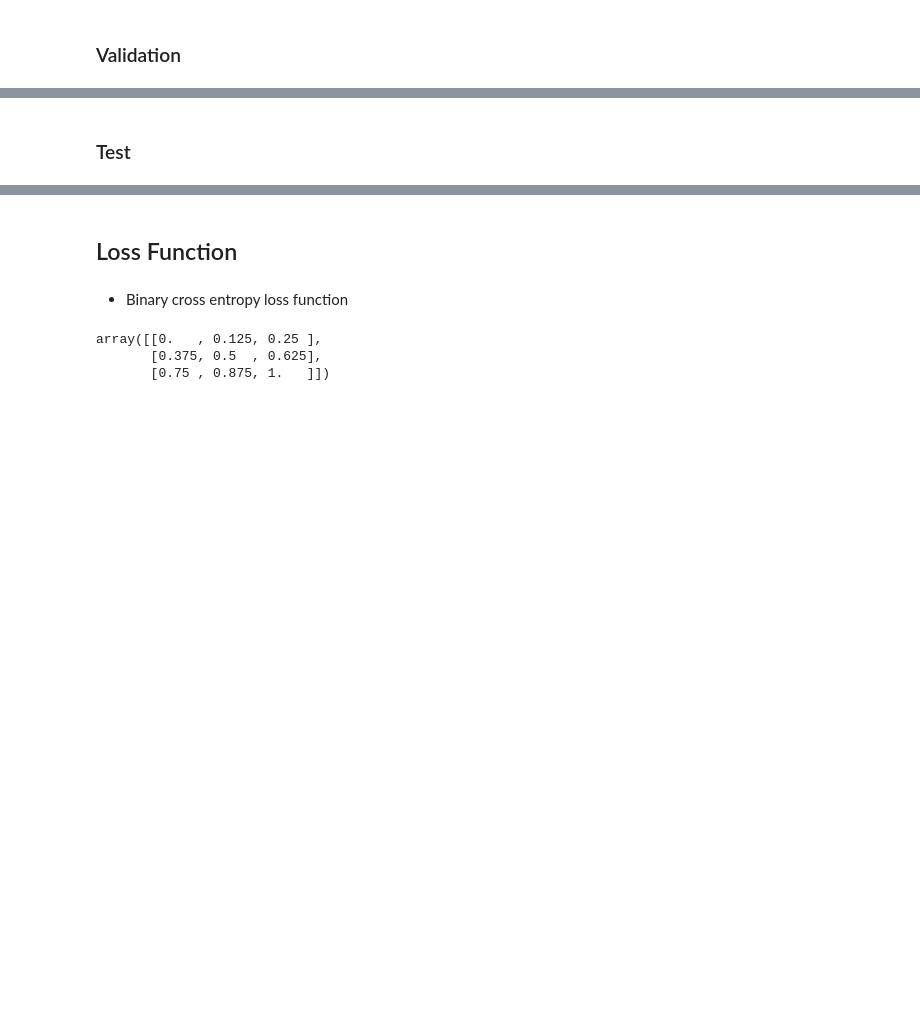
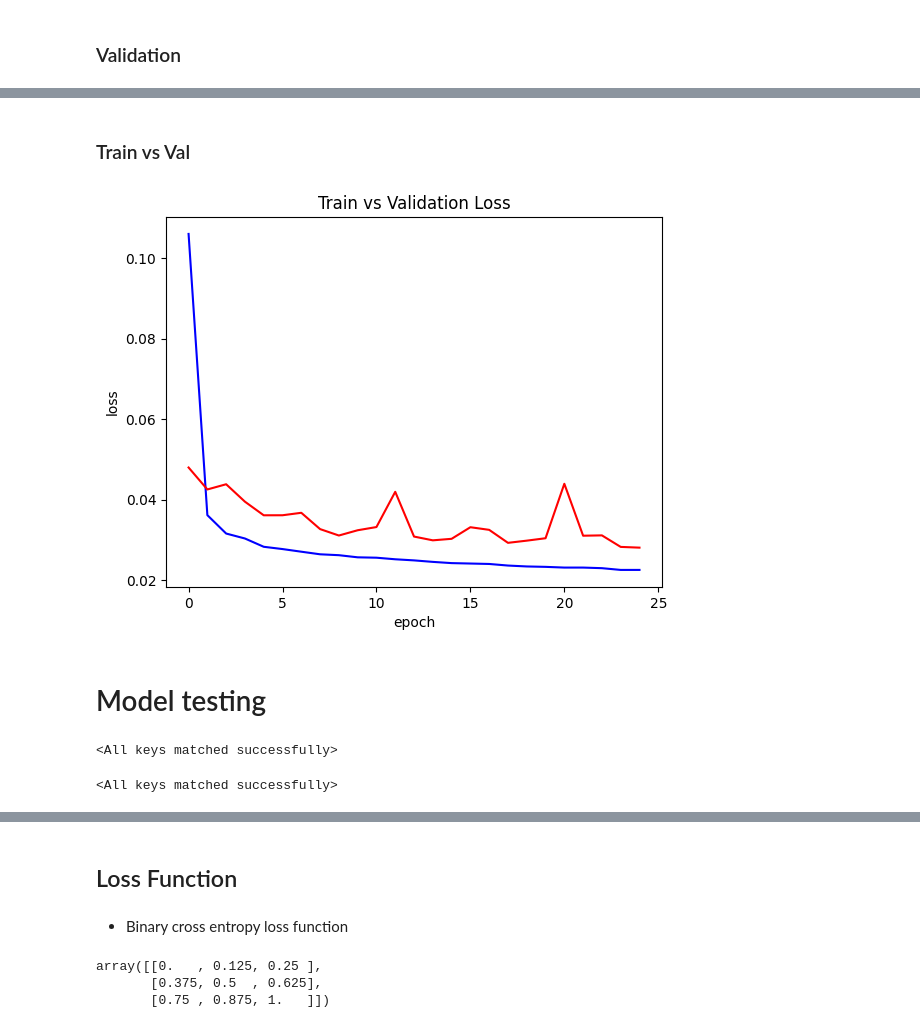
Before and after one commit to Cuevas2402/deep-learning-notebooks, a Jupyter notebook: research/unet.ipynb, the cells around one changed output, grey strips where cells are left out. Cells and saved outputs as stored; diff of their text form; code cells hidden in the pictures; blank space fills up the shorter version.

```diff
--- a/research/unet.ipynb
+++ b/research/unet.ipynb
@@ -267,7 +337,7 @@ val_dataset = UnetDataset(img_dir, label_dir, names, transform = ToTensor())
 # %%
-train_loader = DataLoader(train_dataset, batch_size=4, shuffle=True)
-test_loader = DataLoader(test_dataset, batch_size=4, shuffle=False)
-val_loader = DataLoader(val_dataset, batch_size=4, shuffle=False)
+train_loader = DataLoader(train_dataset, batch_size=10, shuffle=True)
+test_loader = DataLoader(test_dataset, batch_size=10, shuffle=False)
+val_loader = DataLoader(val_dataset, batch_size=10, shuffle=False)
 # %%
 img1, label1 = train_dataset[0]
 # %%
@@ -323,10 +409,10 @@ device
 # %%
-model = Unet(in_channels=3, out_channels=1).to(device)
+model = ResUnet(in_channels=3, out_channels=1).to(device)
 # %%
 criterion = nn.BCEWithLogitsLoss()
-optimizer = torch.optim.Adam(model.parameters(), lr = 0.01)
+optimizer = torch.optim.Adam(model.parameters(), lr = 0.001)
 # %%
-epochs = 5
+epochs = 25
 train_losses = []
 test_losses = []
 val_losses = []
@@ -428,9 +531,24 @@ plt.show()
 # %% [markdown]
-### Test
+### Train vs Val
 # %%
 plt.figure()
-plt.plot(np.array(test_losses))
-plt.title('Perdida en pruebas')
-plt.xlabel('sample')
-plt.ylabel('test loss')
+plt.plot(np.array(train_losses), color="blue")
+plt.plot(np.array(val_losses), color="red")
+plt.title('Train vs Validation Loss')
+plt.xlabel('epoch')
+plt.ylabel('loss')
 plt.show()
+# %% [output]
+[figure, added]
+# %% [markdown]
+# Model testing
+# %%
+model_unet = Unet(in_channels=3, out_channels=1).to(device)
+model_unet.load_state_dict(torch.load('./drive/MyDrive/Model/unet_dict.pth'))
+# %% [output]
+<All keys matched successfully>
+# %%
+model = ResUnet(in_channels=3, out_channels=1).to(device)
+model.load_state_dict(torch.load('./drive/MyDrive/Model/resunet_dict_chk2.pth'))
+# %% [output]
+<All keys matched successfully>
```
Also changed, not shown: parts of 50 cells of this notebook, 4 other files.
